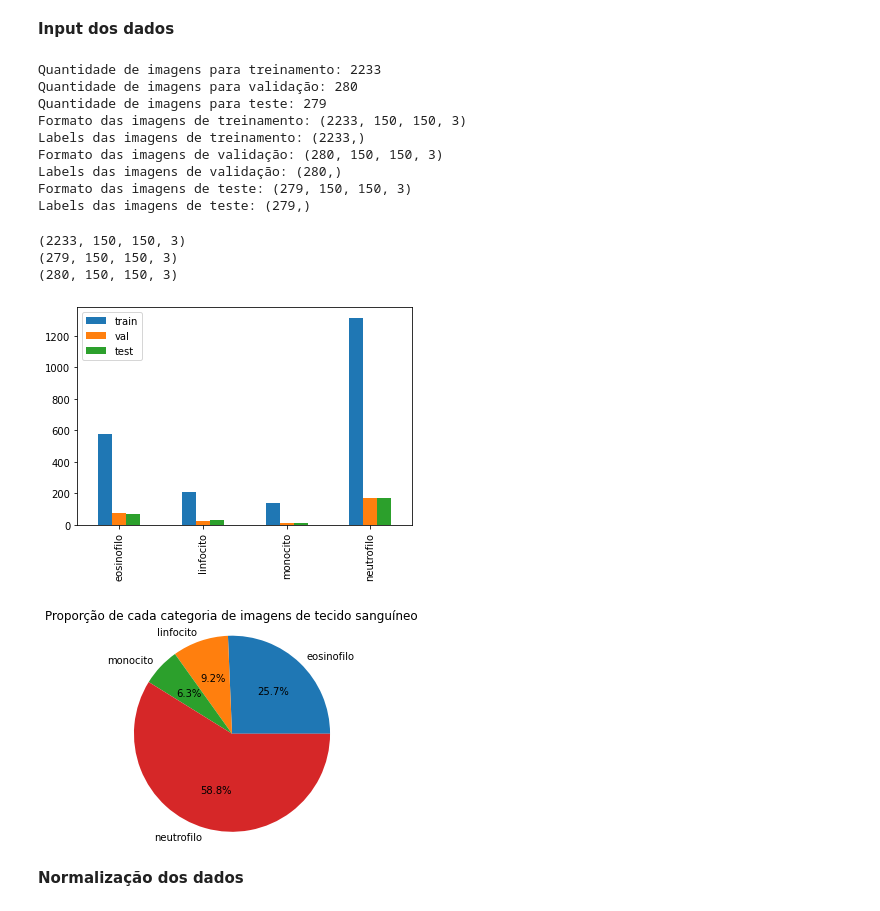
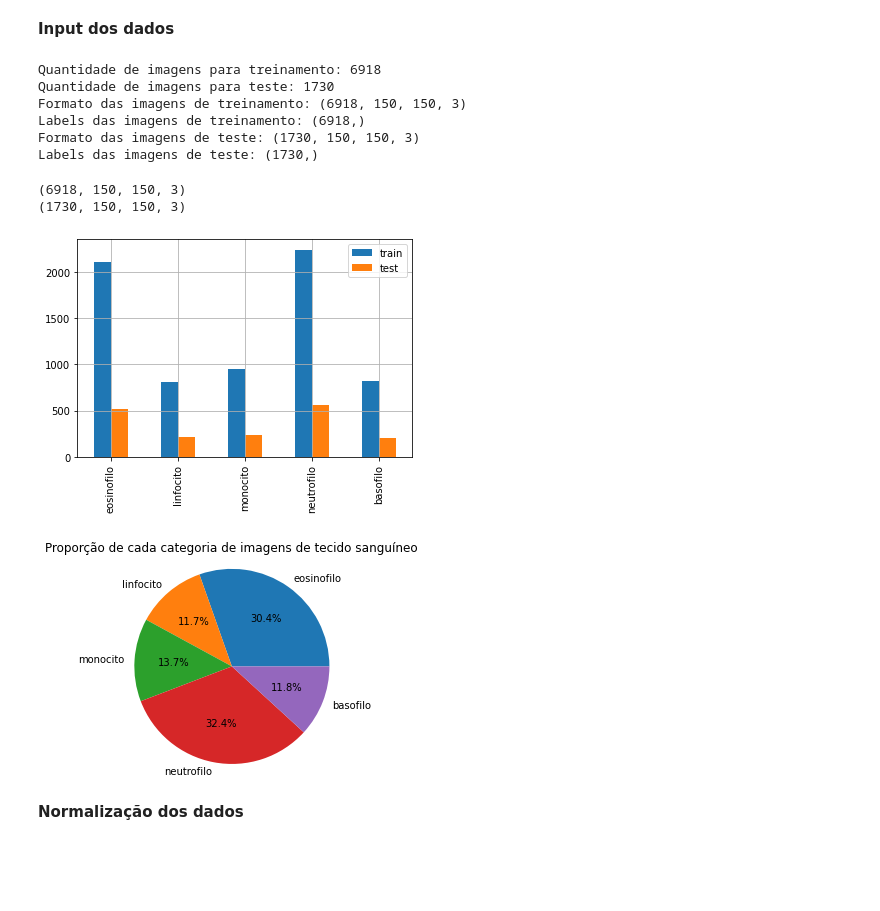
Before and after one commit to Marcos314/CNN_Leukocyte_Classification, a Jupyter notebook: notebooks/versao_blood/cnn_blood__xception_google_colab.ipynb, the cells around one changed output. Drawn from its saved outputs; the diff is of its cells as text; code cells hidden in the pictures; blank space fills up the shorter version.

```diff
--- a/notebooks/versao_blood/cnn_blood__xception_google_colab.ipynb
+++ b/notebooks/versao_blood/cnn_blood__xception_google_colab.ipynb
@@ -45,5 +45,5 @@ os.makedirs("/content/datasets/", exist_ok=True)
 # %%
-class_names = ['eosinofilo', 'linfocito', 'monocito', 'neutrofilo']
+class_names = ['eosinofilo', 'linfocito', 'monocito', 'neutrofilo', 'basofilo']
 nb_classes = len(class_names)
 image_size = (150,150)
 # %% [markdown]
@@ -101,7 +126,7 @@ print('total test neutrofilo:', len(os.listdir(test4)))
 # %%
 # Função que lê as imagens e retorna-as em 2 arrays: images e labels
 def loadDataset():
-    datasets = ['/content/blood_input_as_zip/train/','/content/blood_input_as_zip/valid/', '/content/blood_input_as_zip/test/' ]
+    datasets = ['/content/dataset_zip/train/','/content/dataset_zip/test/' ]
     images = []
     labels = []
     image_size = (150,150)
@@ -109,10 +134,11 @@ def loadDataset():
     for dataset in datasets:
         # iterar nas subpastas dos datasets
         for folder in os.listdir(dataset):
-            if   folder in ['eosinofilo']: label = 0
-            elif folder in ['linfocito']:  label = 1
-            elif folder in ['monocito']:   label = 2
-            elif folder in ['neutrofilo']: label = 3
+            if   folder in ['EOSINOPHIL']: label = 0
+            elif folder in ['LYMPHOCYTE']:  label = 1
+            elif folder in ['MONOCYTE']:   label = 2
+            elif folder in ['NEUTROPHIL']: label = 3
+            elif folder in ['BASOPHIL']: label = 4
             # iterar em cada imagem dos datasets
             for file in tqdm(os.listdir(os.path.join(dataset, folder))):
                 # pegar caminho de cada imagem
@@ -138,4 +161,4 @@ plt.imshow(images[100])
 # Embaralhar os dados e separar novos conjuntos de  treinamento (80%), validação (10%) e teste (10%)
 images, labels = shuffle(images, labels, random_state=10)
 train_images, test_images, train_labels, test_labels = train_test_split(images, labels, test_size = 0.2)
-test_images, val_images, test_labels, val_labels = train_test_split(test_images, test_labels, test_size = 0.5)
+#test_images, val_images, test_labels, val_labels = train_test_split(test_images, test_labels, test_size = 0.5)
@@ -144,35 +165,31 @@ plt.imshow(train_images[2232])
 # %%
 n_train = train_labels.shape[0]
-n_val = val_labels.shape[0]
+#n_val = val_labels.shape[0]
 n_test = test_labels.shape[0]
 
 print("Quantidade de imagens para treinamento: {}".format(n_train))
-print("Quantidade de imagens para validação: {}".format(n_val))
+#print("Quantidade de imagens para validação: {}".format(n_val))
 print("Quantidade de imagens para teste: {}".format(n_test))
 
 print("Formato das imagens de treinamento: {}".format(train_images.shape))
 print("Labels das imagens de treinamento: {}".format(train_labels.shape))
-print("Formato das imagens de validação: {}".format(val_images.shape))
-print("Labels das imagens de validação: {}".format(val_labels.shape))
+#print("Formato das imagens de validação: {}".format(val_images.shape))
+#print("Labels das imagens de validação: {}".format(val_labels.shape))
 print("Formato das imagens de teste: {}".format(test_images.shape))
 print("Labels das imagens de teste: {}".format(test_labels.shape))
 # %% [output]
-Quantidade de imagens para treinamento: 2233
-Quantidade de imagens para validação: 280
-Quantidade de imagens para teste: 279
-Formato das imagens de treinamento: (2233, 150, 150, 3)
-Labels das imagens de treinamento: (2233,)
-Formato das imagens de validação: (280, 150, 150, 3)
-Labels das imagens de validação: (280,)
-Formato das imagens de teste: (279, 150, 150, 3)
-Labels das imagens de teste: (279,)
+Quantidade de imagens para treinamento: 6918
+Quantidade de imagens para teste: 1730
+Formato das imagens de treinamento: (6918, 150, 150, 3)
+Labels das imagens de treinamento: (6918,)
+Formato das imagens de teste: (1730, 150, 150, 3)
+Labels das imagens de teste: (1730,)
 # %%
 print(train_images.shape)
 print(test_images.shape)
-print(val_images.shape)
+#print(val_images.shape)
 # %% [output]
-(2233, 150, 150, 3)
-(279, 150, 150, 3)
-(280, 150, 150, 3)
+(6918, 150, 150, 3)
+(1730, 150, 150, 3)
 # %%
 _, train_counts = np.unique(train_labels, return_counts = True)
@@ -180,20 +197,22 @@ _, val_counts = np.unique(val_labels, return_counts = True)
 _, test_counts = np.unique(test_labels, return_counts = True)
 # %%
-pd.DataFrame({'train': train_counts, "val": val_counts, "test": test_counts}, index = class_names).plot.bar()
+#pd.DataFrame({'train': train_counts, "val": val_counts, "test": test_counts}, index = class_names).plot.bar()
+pd.DataFrame({'train': train_counts, "test": test_counts}, index = class_names).plot.bar()
+plt.grid()
 
 plt.show()
 # %% [output]
-[figure, old version]
+[figure, new version]
 # %%
 plt.pie(train_counts,
-        explode=(0, 0, 0, 0) ,
+        explode=(0, 0, 0, 0, 0) ,
         labels=class_names,
         autopct='%1.1f%%')
 plt.axis('equal')
 plt.title('Proporção de cada categoria de imagens de tecido sanguíneo')
 plt.show()
 # %% [output]
-[figure, old version]
+[figure, new version]
 # %% [markdown]
 **Normalização dos dados**
 # %%
```
Also changed, not shown: parts of 52 cells of this notebook, 5 other files.
